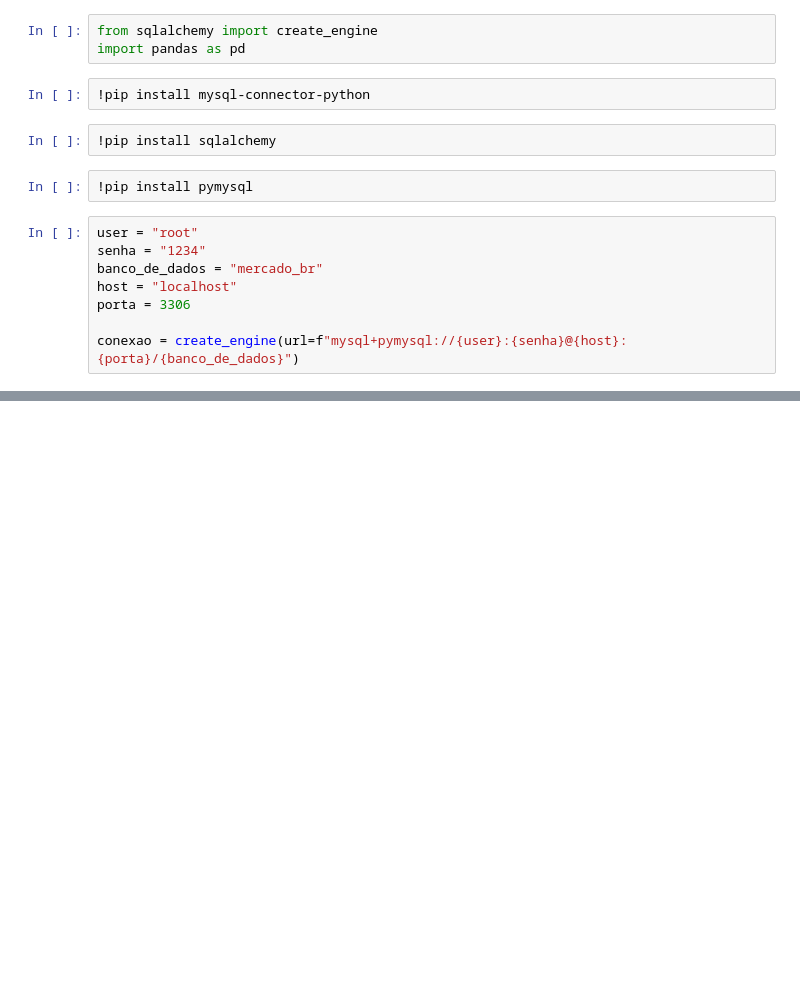
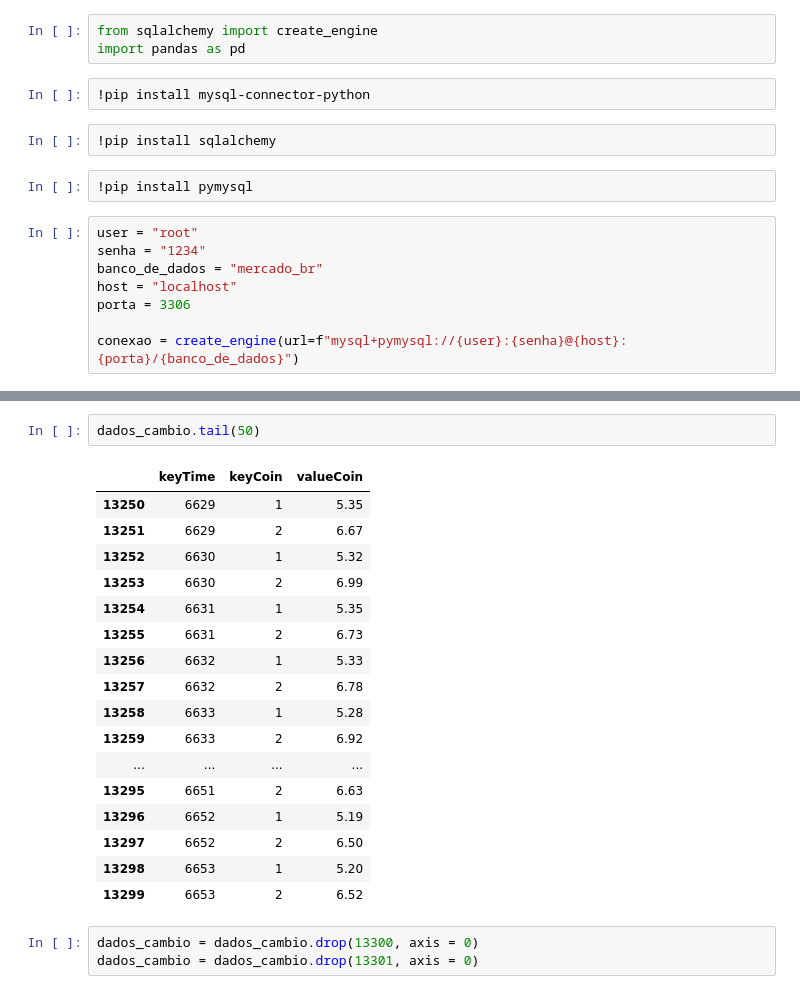
Before and after one commit to PedroPochyly/Codigo.Py, a Jupyter notebook: Galáxia 6.5 - SQL/Mundo 10 - Creating_data_base.ipynb, the cells around one changed output, grey strips where cells are left out. Cells and saved outputs as stored; diff of their text form; blank space fills up the shorter version.

```diff
--- a/Galáxia 6.5 - SQL/Mundo 10 - Creating_data_base.ipynb
+++ b/Galáxia 6.5 - SQL/Mundo 10 - Creating_data_base.ipynb
@@ -25,0 +24,23 @@ FileNotFoundError: [Errno 2] No such file or directory: 'factStocks.csv'
+# %%
+dados_cambio.tail(50)
+# %% [output]
+|  | keyTime | keyCoin | valueCoin |
+| 13250 | 6629 | 1 | 5.35 |
+| 13251 | 6629 | 2 | 6.67 |
+| 13252 | 6630 | 1 | 5.32 |
+| 13253 | 6630 | 2 | 6.99 |
+| 13254 | 6631 | 1 | 5.35 |
+| 13255 | 6631 | 2 | 6.73 |
+| 13256 | 6632 | 1 | 5.33 |
+| 13257 | 6632 | 2 | 6.78 |
+| 13258 | 6633 | 1 | 5.28 |
+| 13259 | 6633 | 2 | 6.92 |
+| ... | ... | ... | ... |
+| 13295 | 6651 | 2 | 6.63 |
+| 13296 | 6652 | 1 | 5.19 |
+| 13297 | 6652 | 2 | 6.50 |
+| 13298 | 6653 | 1 | 5.20 |
+| 13299 | 6653 | 2 | 6.52 |
+# %%
+dados_cambio = dados_cambio.drop(13300, axis = 0)
+dados_cambio = dados_cambio.drop(13301, axis = 0)
```
Also changed, not shown: parts of 3 cells of this notebook.
